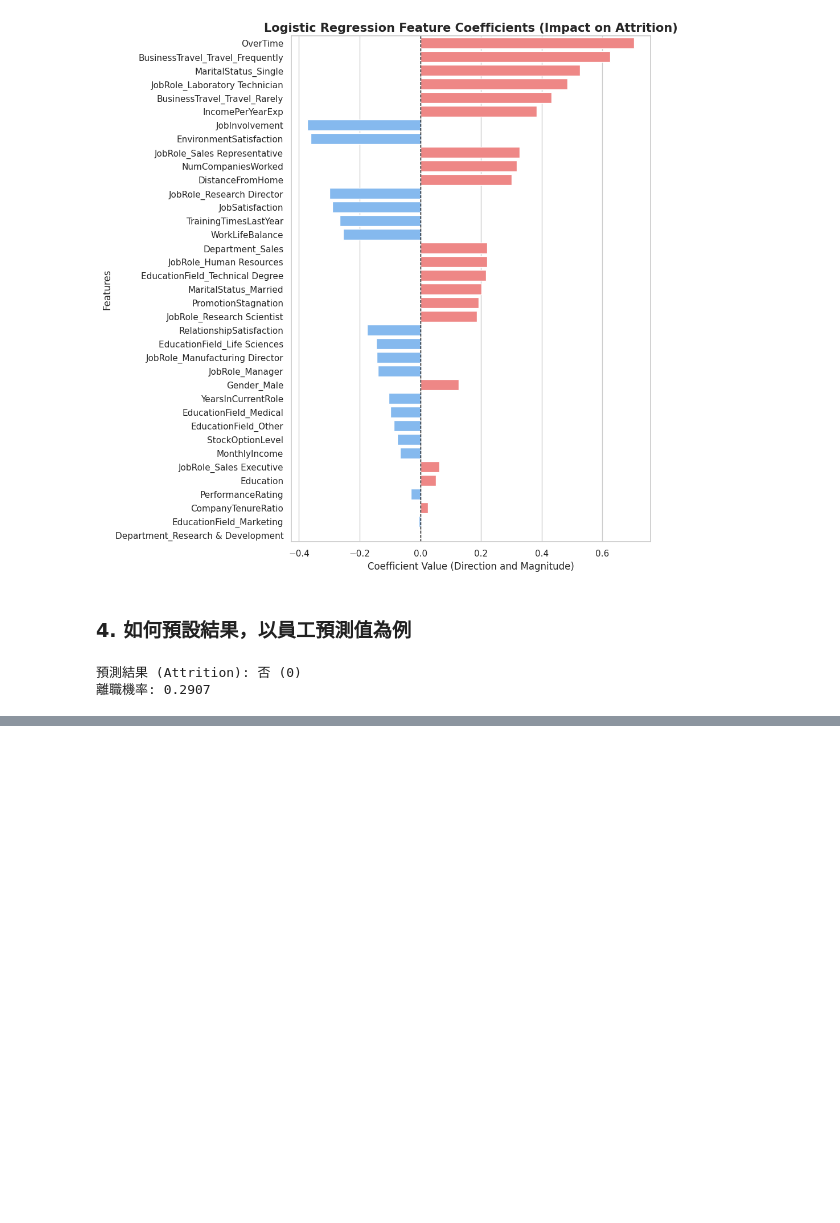
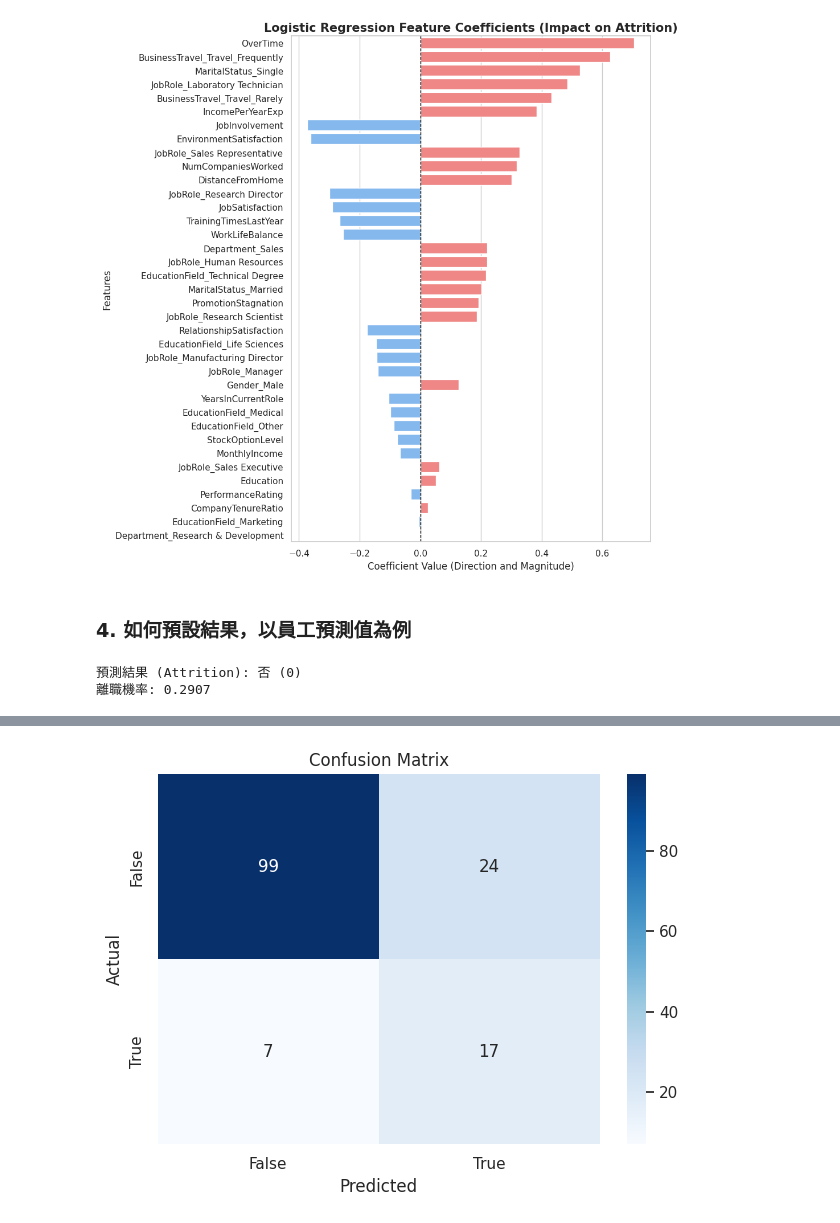
Before and after one commit to sofiahuang2225-prog/python-DM-group-k, a Jupyter notebook: ML_RF_LR.ipynb, the cells around one changed output, grey strips where cells are left out. Drawn from its saved outputs; the diff is of its cells as text; code cells hidden in the pictures; blank space fills up the shorter version.

```diff
--- a/ML_RF_LR.ipynb
+++ b/ML_RF_LR.ipynb
@@ -744,0 +809,13 @@ except Exception as e:
+# %%
+#繪製混淆舉證，再次確認hr_pipeline方式建立出來模型的效力
+y_val_pred=hr_pipeline.predict(X_test_ex)
+cm=confusion_matrix(y_test_ex,y_val_pred)
+
+sns.heatmap(cm, annot=True, fmt='d', cmap='Blues',
+            xticklabels=['False', 'True'], yticklabels=['False', 'True'])
+plt.title('Confusion Matrix')
+plt.xlabel('Predicted')
+plt.ylabel('Actual')
+plt.tight_layout()
+# %% [output]
+[figure, added]
```
Also changed, not shown: parts of 13 cells of this notebook.
